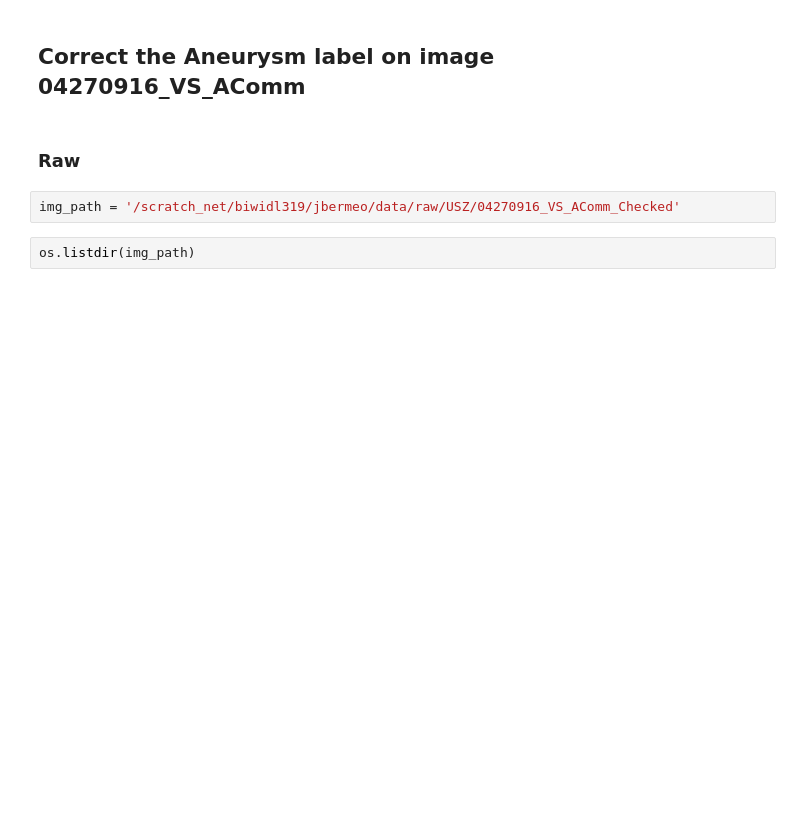
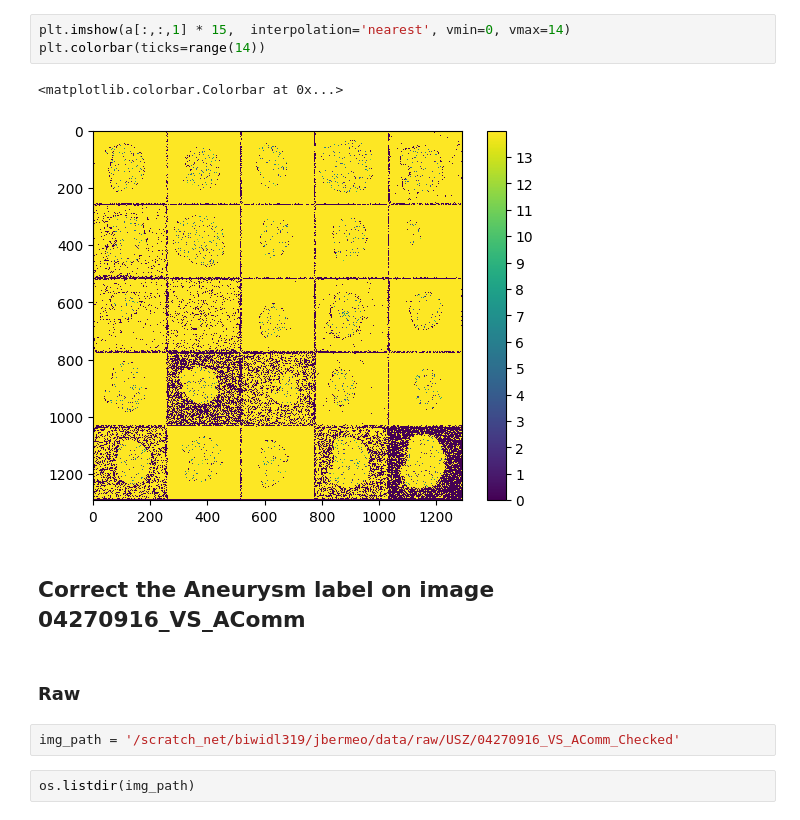
Before and after one commit to JdbermeoUZH/MastersThesisUIASegmentation, a Jupyter notebook: notebooks/random_stuff.ipynb, the cells around one changed output. Cells and saved outputs as stored; diff of their text form; blank space fills up the shorter version.

```diff
--- a/notebooks/random_stuff.ipynb
+++ b/notebooks/random_stuff.ipynb
@@ -13,3 +65,9 @@ from preprocessing.utils import get_filepaths
+# %%
+plt.imshow(a[:,:,1] * 15,  interpolation='nearest', vmin=0, vmax=14)
+plt.colorbar(ticks=range(14))
+# %% [output]
+<matplotlib.colorbar.Colorbar at 0x...>
+[figure, added]
 # %% [markdown]
 ## Correct the Aneurysm label on image 04270916_VS_AComm
 # %% [markdown]
```
Also changed, not shown: parts of 9 cells of this notebook, 7 other files.
